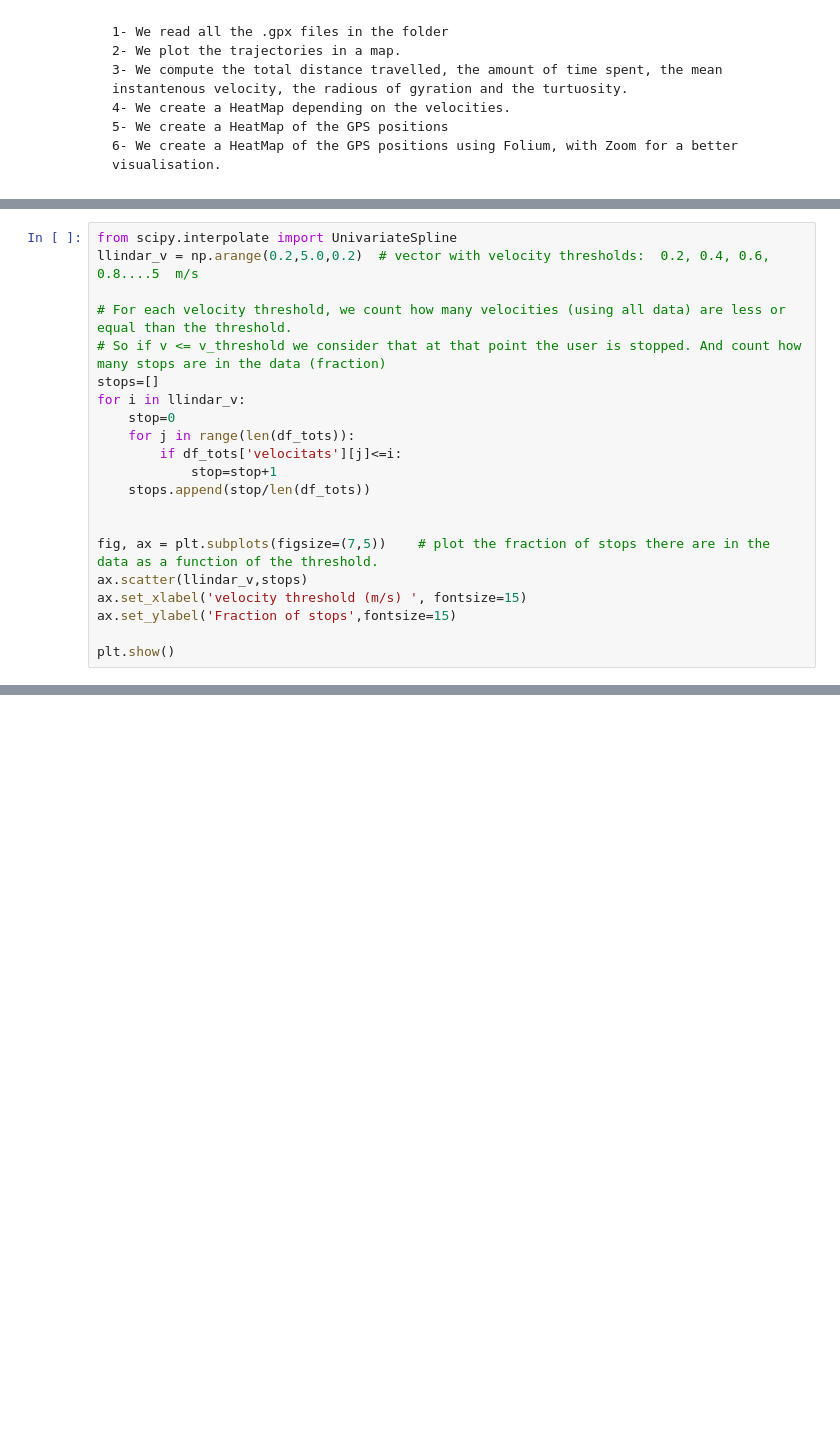
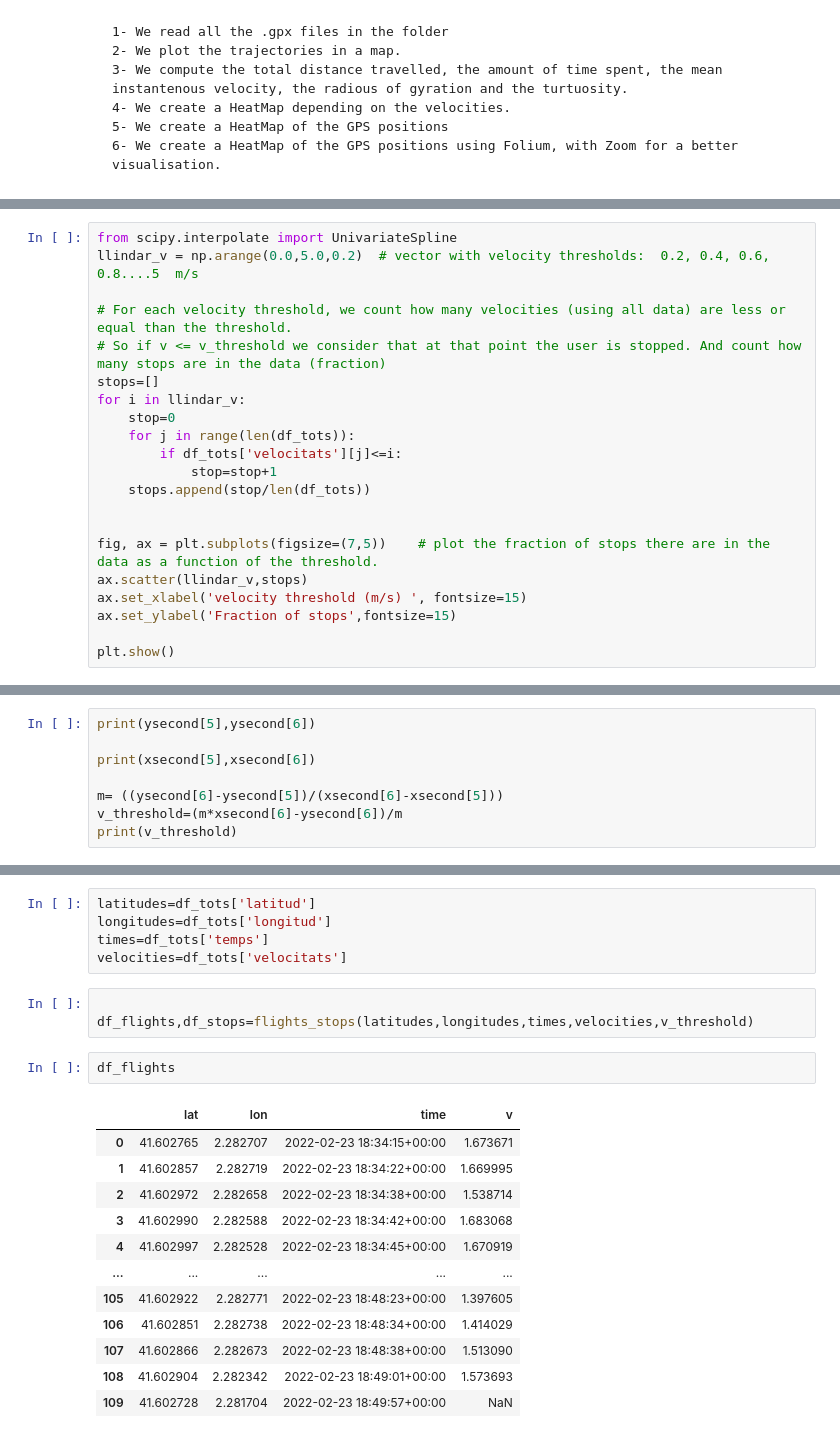
Before and after one commit to ferranlarroyaub/Pedestrian_mobility_Granollers, a Jupyter notebook: mobility.ipynb, the cells around one changed output, grey strips where cells are left out. Cells and saved outputs as stored; diff of their text form; blank space fills up the shorter version.

```diff
--- a/mobility.ipynb
+++ b/mobility.ipynb
@@ -524,6 +805,6 @@ anim.save('video_trajectories_bcn.mp4',fps=20)
 # %%
 from scipy.interpolate import UnivariateSpline
-llindar_v = np.arange(0.2,5.0,0.2)  # vector with velocity thresholds:  0.2, 0.4, 0.6, 0.8....5  m/s
+llindar_v = np.arange(0.0,5.0,0.2)  # vector with velocity thresholds:  0.2, 0.4, 0.6, 0.8....5  m/s
 
 # For each velocity threshold, we count how many velocities (using all data) are less or equal than the threshold.
 # So if v <= v_threshold we consider that at that point the user is stopped. And count how many stops are in the data (fraction)
@@ -571,0 +864,8 @@ Text(0, 0.5, 'Fraction of stops')
+# %%
+print(ysecond[5],ysecond[6])
+
+print(xsecond[5],xsecond[6])
+
+m= ((ysecond[6]-ysecond[5])/(xsecond[6]-xsecond[5]))
+v_threshold=(m*xsecond[6]-ysecond[6])/m
+print(v_threshold)
@@ -571,0 +876,23 @@ Text(0, 0.5, 'Fraction of stops')
+# %%
+latitudes=df_tots['latitud']
+longitudes=df_tots['longitud']
+times=df_tots['temps']
+velocities=df_tots['velocitats']
+# %%
+
+df_flights,df_stops=flights_stops(latitudes,longitudes,times,velocities,v_threshold)
+# %%
+df_flights
+# %% [output]
+|  | lat | lon | time | v |
+| 0 | 41.602765 | 2.282707 | 2022-02-23 18:34:15+00:00 | 1.673671 |
+| 1 | 41.602857 | 2.282719 | 2022-02-23 18:34:22+00:00 | 1.669995 |
+| 2 | 41.602972 | 2.282658 | 2022-02-23 18:34:38+00:00 | 1.538714 |
+| 3 | 41.602990 | 2.282588 | 2022-02-23 18:34:42+00:00 | 1.683068 |
+| 4 | 41.602997 | 2.282528 | 2022-02-23 18:34:45+00:00 | 1.670919 |
+| ... | ... | ... | ... | ... |
+| 105 | 41.602922 | 2.282771 | 2022-02-23 18:48:23+00:00 | 1.397605 |
+| 106 | 41.602851 | 2.282738 | 2022-02-23 18:48:34+00:00 | 1.414029 |
+| 107 | 41.602866 | 2.282673 | 2022-02-23 18:48:38+00:00 | 1.513090 |
+| 108 | 41.602904 | 2.282342 | 2022-02-23 18:49:01+00:00 | 1.573693 |
+| 109 | 41.602728 | 2.281704 | 2022-02-23 18:49:57+00:00 | NaN |
```
Also changed, not shown: parts of 22 cells of this notebook, 1 other file.
